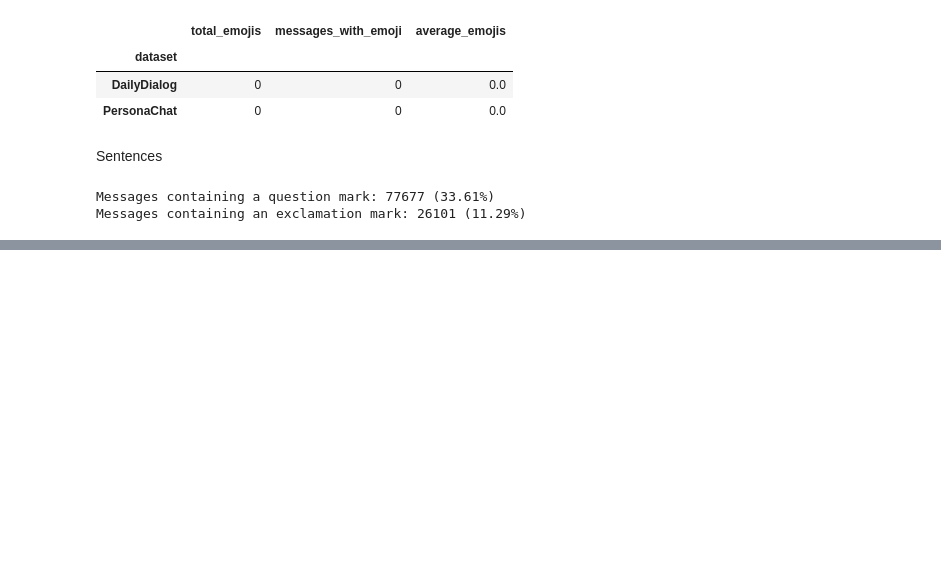
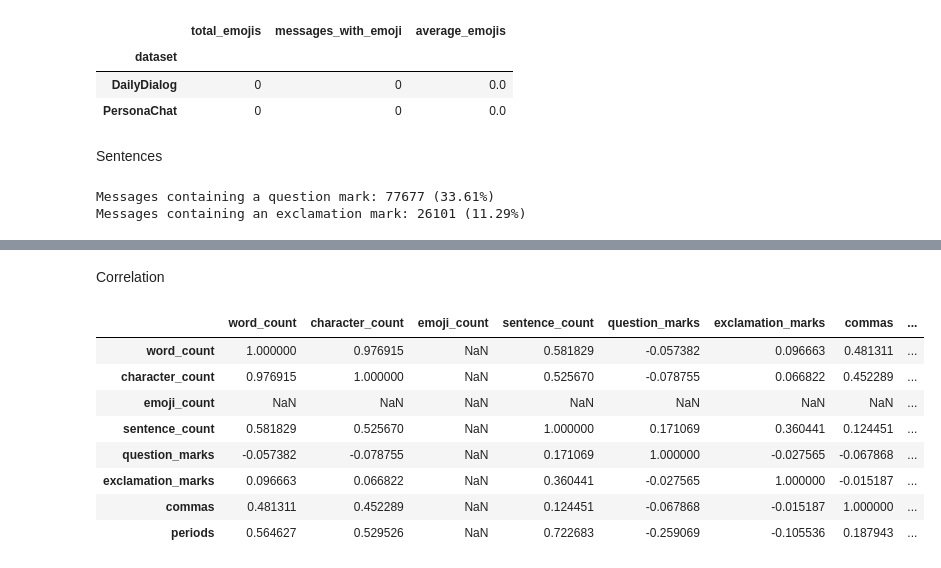
Before and after one commit to arnavbhanage/PickyTalker, a Jupyter notebook: notebooks/01_dataset_exploration.ipynb, the cells around one changed output, grey strips where cells are left out. Drawn from its saved outputs; the diff is of its cells as text; code cells hidden in the pictures; blank space fills up the shorter version.

```diff
--- a/notebooks/01_dataset_exploration.ipynb
+++ b/notebooks/01_dataset_exploration.ipynb
@@ -302,0 +385,27 @@ Messages containing an exclamation mark: 26101 (11.29%)
+# %% [markdown]
+Correlation
+# %%
+feature_columns = [
+    "word_count",
+    "character_count",
+    "emoji_count",
+    "sentence_count",
+    "question_marks",
+    "exclamation_marks",
+    "commas",
+    "periods"
+]
+
+correlation_matrix = df[feature_columns].corr()
+
+correlation_matrix
+# %% [output]
+|  | word_count | character_count | emoji_count | sentence_count | question_marks | exclamation_marks | commas | ... |
+| word_count | 1.000000 | 0.976915 | NaN | 0.581829 | -0.057382 | 0.096663 | 0.481311 | ... |
+| character_count | 0.976915 | 1.000000 | NaN | 0.525670 | -0.078755 | 0.066822 | 0.452289 | ... |
+| emoji_count | NaN | NaN | NaN | NaN | NaN | NaN | NaN | ... |
+| sentence_count | 0.581829 | 0.525670 | NaN | 1.000000 | 0.171069 | 0.360441 | 0.124451 | ... |
+| question_marks | -0.057382 | -0.078755 | NaN | 0.171069 | 1.000000 | -0.027565 | -0.067868 | ... |
+| exclamation_marks | 0.096663 | 0.066822 | NaN | 0.360441 | -0.027565 | 1.000000 | -0.015187 | ... |
+| commas | 0.481311 | 0.452289 | NaN | 0.124451 | -0.067868 | -0.015187 | 1.000000 | ... |
+| periods | 0.564627 | 0.529526 | NaN | 0.722683 | -0.259069 | -0.105536 | 0.187943 | ... |
```
Also changed, not shown: parts of 7 cells of this notebook.
